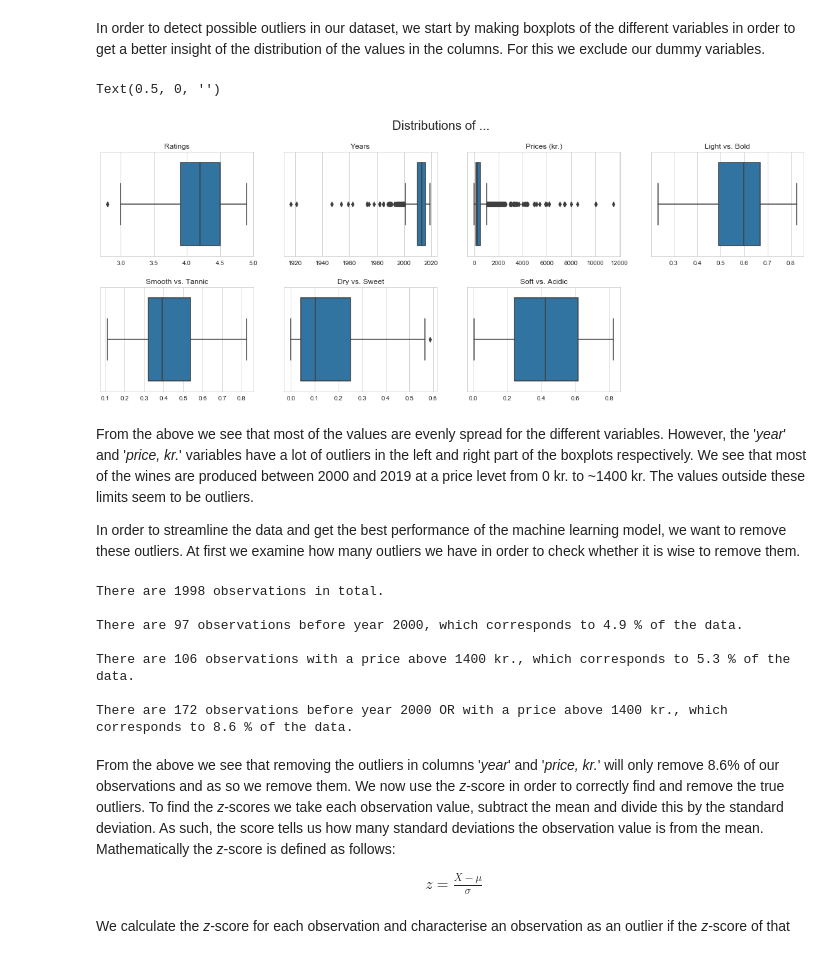
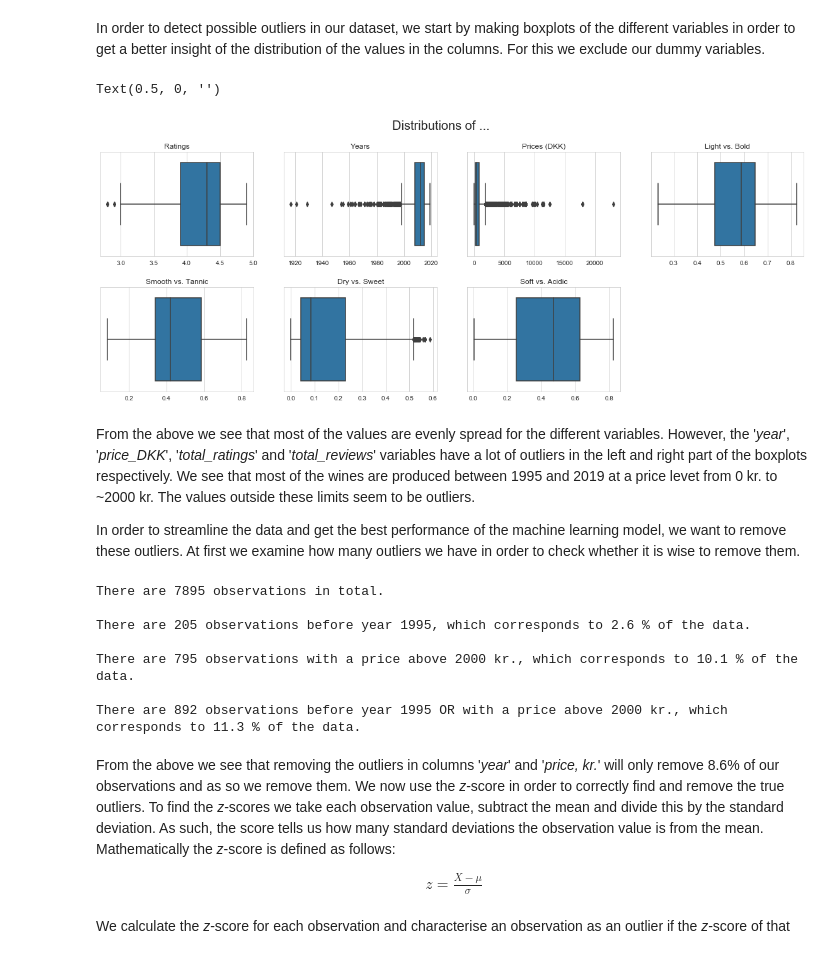
Before and after one commit to lassekrone/Group-21, a Jupyter notebook: Modelling_Final.ipynb, the cells around one changed output. Drawn from its saved outputs; the diff is of its cells as text; code cells hidden in the pictures.

```diff
--- a/Modelling_Final.ipynb
+++ b/Modelling_Final.ipynb
@@ -33,6 +32,7 @@ As we are trying to predict the rating of wines based on a number of characteris
 # %% [markdown]
 In section XX we cleaned our data and it is now ready to preprocess in order to use it for modelling. The cleaned data looks like the following:
 # %%
-df_cleaned = pd.read_csv('merged_data2.csv', index_col=0)
+df_cleaned = pd.read_csv('merged_data.csv', index_col=0)
+print('No. of rows and columns:', df_cleaned.shape)
 df_cleaned.head()
 # %% [output]
@@ -53,7 +56,7 @@ As we have some categorical variables in our dataset, we want to turn these into
 # %%
 dummies = pd.get_dummies(df_cleaned, columns=['region'], drop_first=True) # Using drop_first to avoid The Dummy Variable Trap
 df_dummies = pd.concat([df_cleaned, dummies], axis=1)
-df_dummies.drop(['name', 'sub_region', 'region', 'winery', 'light-bold-cat', 'smooth-tannic-cat', 'dry-sweet-cat', 'soft-acidic-cat', 'kompas', 'kompas2'], inplace=True, axis=1)
+df_dummies.drop(['name', 'sub_region', 'region', 'total_ratings', 'total_reviews', 'winery', 'light-bold-cat', 'smooth-tannic-cat', 'dry-sweet-cat', 'soft-acidic-cat', 'cardinal_1', 'cardinal_2'], inplace=True, axis=1)
 df_dummies = df_dummies.iloc[:, 7:] # Drop duplicated columns
 df_dummies.head()
 # %% [output]
@@ -101,60 +120,60 @@ The rest of the columns are our region dummy variables and hence are binary valu
 In order to detect possible outliers in our dataset, we start by making boxplots of the different variables in order to get a better insight of the distribution of the values in the columns. For this we exclude our dummy variables.
 # %%
 fig, ax = plt.subplots(2, 4, figsize=(20,7))
-fig.delaxes(ax[1,3]) # Removing the 8th subplot
+fig.delaxes(ax[1][3])
 fig.subplots_adjust(hspace=0.3) # Adding space between rows
 sns.set_style("whitegrid")
 fig.suptitle('Distributions of ...', fontsize=20)
 
 bp1 = sns.boxplot(df_dummies['rating'], ax=ax[0][0])
 bp2 = sns.boxplot(df_dummies['year'], ax=ax[0][1])
-bp3 = sns.boxplot(df_dummies['price, kr.'], ax=ax[0][2])
-bp4 = sns.boxplot(df_dummies['light-bold'], ax=ax[0][3])
-bp5 = sns.boxplot(df_dummies['smooth-tannic'], ax=ax[1][0])
-bp6 = sns.boxplot(df_dummies['dry-sweet'], ax=ax[1][1])
-bp7 = sns.boxplot(df_dummies['soft-acidic'], ax=ax[1][2])
+bp3 = sns.boxplot(df_dummies['price_DKK'], ax=ax[0][2])
+bp6 = sns.boxplot(df_dummies['light-bold'], ax=ax[0][3])
+bp7 = sns.boxplot(df_dummies['smooth-tannic'], ax=ax[1][0])
+bp8 = sns.boxplot(df_dummies['dry-sweet'], ax=ax[1][1])
+bp9 = sns.boxplot(df_dummies['soft-acidic'], ax=ax[1][2])
 
 ax[0][0].set_title('Ratings')
 ax[0][1].set_title('Years')
-ax[0][2].set_title('Prices (kr.)')
+ax[0][2].set_title('Prices (DKK)')
 ax[0][3].set_title('Light vs. Bold')
 ax[1][0].set_title('Smooth vs. Tannic')
 ax[1][1].set_title('Dry vs. Sweet')
 ax[1][2].set_title('Soft vs. Acidic')
 
 ax[0][0].set_xlabel('')
 ax[0][1].set_xlabel('')
 ax[0][2].set_xlabel('')
 ax[0][3].set_xlabel('')
 ax[1][0].set_xlabel('')
 ax[1][1].set_xlabel('')
 ax[1][2].set_xlabel('')
 # %% [output]
 Text(0.5, 0, '')
-[figure, old version]
+[figure, new version]
 # %% [markdown]
-From the above we see that most of the values are evenly spread for the different variables. However, the '*year*' and '*price, kr.*' variables have a lot of outliers in the left and right part of the boxplots respectively. We see that most of the wines are produced between 2000 and 2019 at a price levet from 0 kr. to ~1400 kr. The values outside these limits seem to be outliers.
+From the above we see that most of the values are evenly spread for the different variables. However, the '*year*', '*price_DKK*', '*total_ratings*' and '*total_reviews*' variables have a lot of outliers in the left and right part of the boxplots respectively. We see that most of the wines are produced between 1995 and 2019 at a price levet from 0 kr. to ~2000 kr. The values outside these limits seem to be outliers.
 
 In order to streamline the data and get the best performance of the machine learning model, we want to remove these outliers. At first we examine how many outliers we have in order to check whether it is wise to remove them.
 # %%
 print('There are', len(df_dummies), 'observations in total.')
 print()
-print('There are', np.count_nonzero(df_dummies['year']<2000), 'observations before year 2000, which corresponds to',
-     round(np.count_nonzero(df_dummies['year']<2000)/len(df_dummies)*100,1), '% of the data.')
+print('There are', np.count_nonzero(df_dummies['year']<1995), 'observations before year 1995, which corresponds to',
+     round(np.count_nonzero(df_dummies['year']<1995)/len(df_dummies)*100,1), '% of the data.')
 print()
-print('There are', np.count_nonzero(df_dummies['price, kr.']>1400), 'observations with a price above 1400 kr., which corresponds to',
-     round(np.count_nonzero(df_dummies['price, kr.']>1400)/len(df_dummies)*100,1), '% of the data.')
+print('There are', np.count_nonzero(df_dummies['price_DKK']>2000), 'observations with a price above 2000 kr., which corresponds to',
+     round(np.count_nonzero(df_dummies['price_DKK']>2000)/len(df_dummies)*100,1), '% of the data.')
 print()
-print('There are', np.count_nonzero(np.logical_or(df_dummies['year']<2000, df_dummies['price, kr.']>1400)), 'observations before year 2000 OR with a price above 1400 kr., which corresponds to',
-     round(np.count_nonzero(np.logical_or(df_dummies['year']<2000, df_dummies['price, kr.']>1400))/len(df_dummies)*100,1), '% of the data.')
+print('There are', np.count_nonzero(np.logical_or(df_dummies['year']<1995, df_dummies['price_DKK']>2000)), 'observations before year 1995 OR with a price above 2000 kr., which corresponds to',
+     round(np.count_nonzero(np.logical_or(df_dummies['year']<1995, df_dummies['price_DKK']>2000))/len(df_dummies)*100,1), '% of the data.')
 # %% [output]
-There are 1998 observations in total.
+There are 7895 observations in total.
 
-There are 97 observations before year 2000, which corresponds to 4.9 % of the data.
+There are 205 observations before year 1995, which corresponds to 2.6 % of the data.
 
-There are 106 observations with a price above 1400 kr., which corresponds to 5.3 % of the data.
+There are 795 observations with a price above 2000 kr., which corresponds to 10.1 % of the data.
 
-There are 172 observations before year 2000 OR with a price above 1400 kr., which corresponds to 8.6 % of the data.
+There are 892 observations before year 1995 OR with a price above 2000 kr., which corresponds to 11.3 % of the data.
 # %% [markdown]
 From the above we see that removing the outliers in columns '*year*' and '*price, kr.*' will only remove 8.6% of our observations and as so we remove them. We now use the *z*-score in order to correctly find and remove the true outliers. To find the *z*-scores we take each observation value, subtract the mean and divide this by the standard deviation. As such, the score tells us how many standard deviations the observation value is from the mean. Mathematically the *z*-score is defined as follows:
 \begin{align}
```
Also changed, not shown: parts of 55 cells of this notebook.
